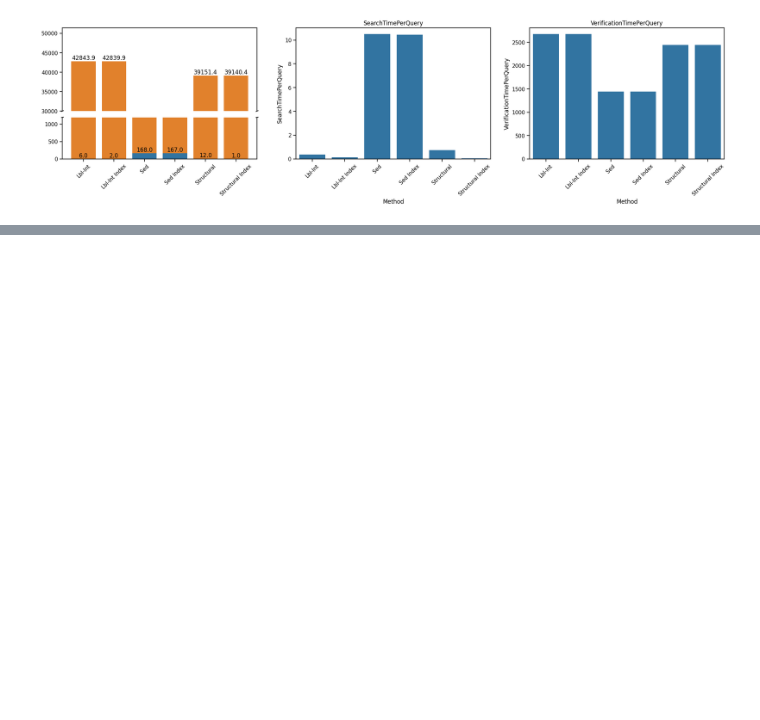
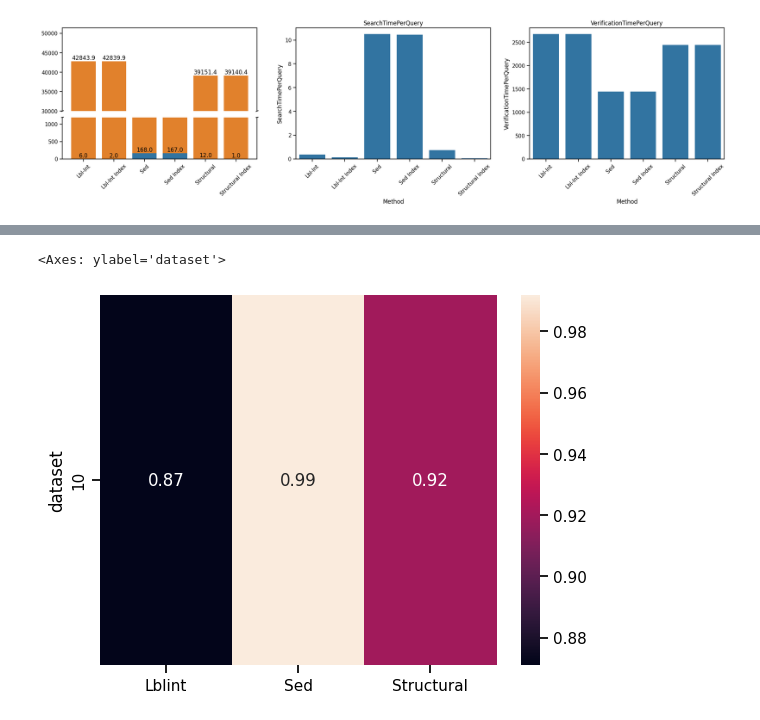
Before and after one commit to LukMRVC/tree-statistics, a Jupyter notebook: gen-datasets.ipynb, the cells around one changed output, grey strips where cells are left out. Cells and saved outputs as stored; diff of their text form; code cells hidden in the pictures; blank space fills up the shorter version.

```diff
--- a/gen-datasets.ipynb
+++ b/gen-datasets.ipynb
@@ -1172,0 +1193,5 @@ Text(0.5, 1.0, 'VerificationTimePerQuery')
+# %%
+plot_precision(data.pdf)
+# %% [output]
+<Axes: ylabel='dataset'>
+[figure, added]
```
Also changed, not shown: parts of 16 cells of this notebook.
